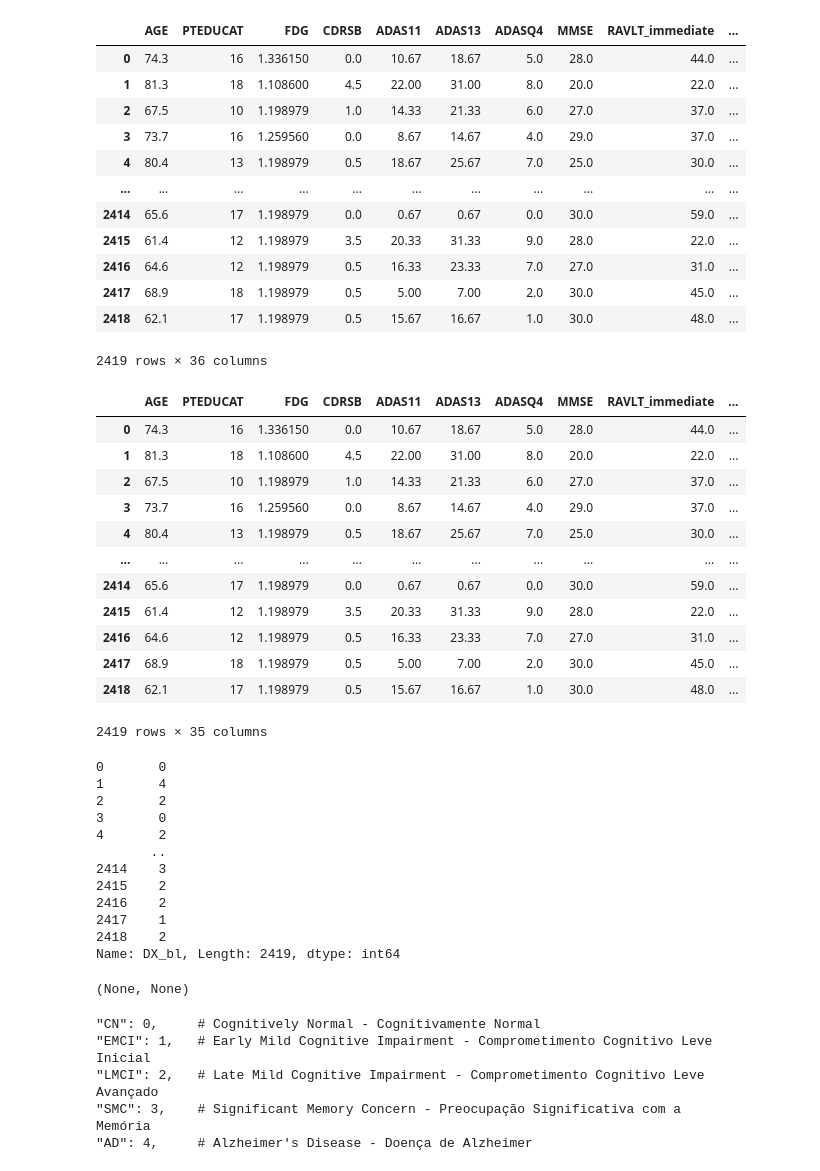
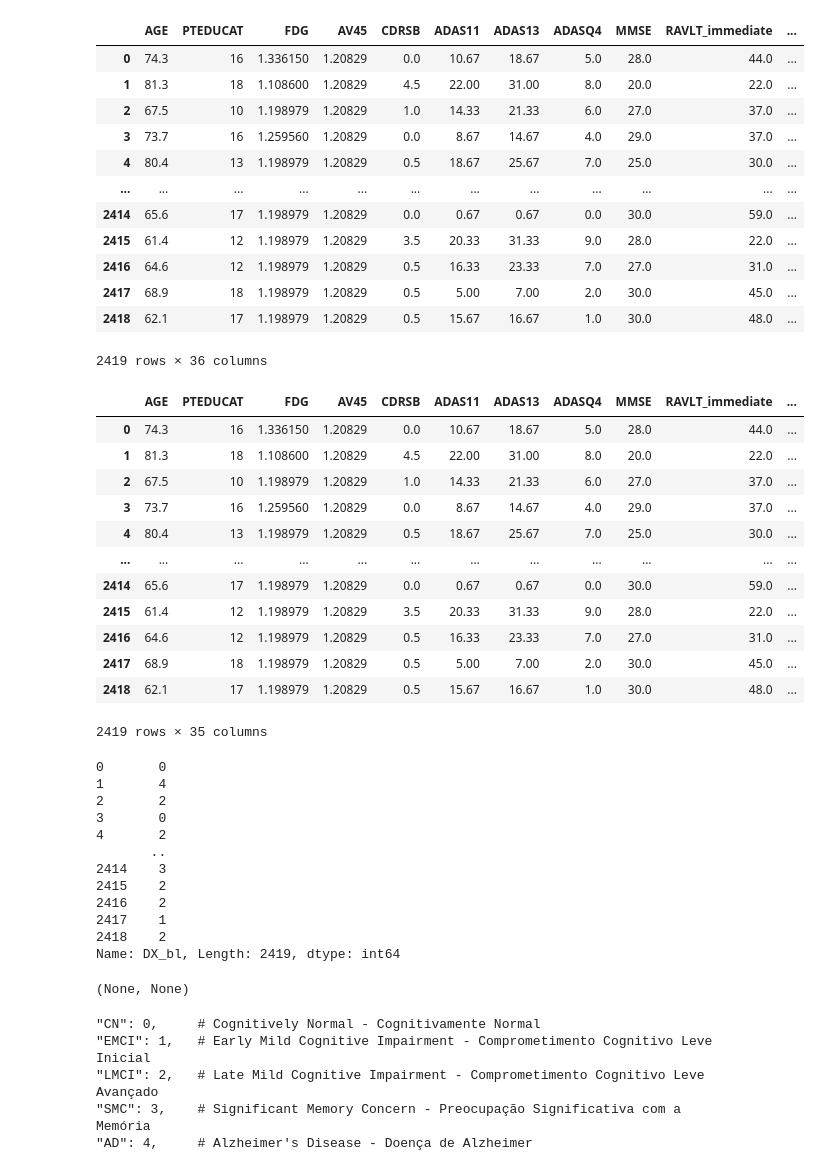
Before and after one commit to pedroogaab/Alzheimer-diagnose-ML, a Jupyter notebook: models.ipynb, the cells around one changed output. Cells and saved outputs as stored; diff of their text form; code cells hidden in the pictures.

```diff
--- a/models.ipynb
+++ b/models.ipynb
@@ -24,19 +25,19 @@ import numpy as np
 # %%
-df = pd.read_csv("final_filter_DF.csv")
+df = pd.read_csv("final_data/filterAdni_data.csv")
 df
 # %% [output]
-|  | AGE | PTEDUCAT | FDG | CDRSB | ADAS11 | ADAS13 | ADASQ4 | MMSE | RAVLT_immediate | ... |
-| 0 | 74.3 | 16 | 1.336150 | 0.0 | 10.67 | 18.67 | 5.0 | 28.0 | 44.0 | ... |
-| 1 | 81.3 | 18 | 1.108600 | 4.5 | 22.00 | 31.00 | 8.0 | 20.0 | 22.0 | ... |
-| 2 | 67.5 | 10 | 1.198979 | 1.0 | 14.33 | 21.33 | 6.0 | 27.0 | 37.0 | ... |
-| 3 | 73.7 | 16 | 1.259560 | 0.0 | 8.67 | 14.67 | 4.0 | 29.0 | 37.0 | ... |
-| 4 | 80.4 | 13 | 1.198979 | 0.5 | 18.67 | 25.67 | 7.0 | 25.0 | 30.0 | ... |
-| ... | ... | ... | ... | ... | ... | ... | ... | ... | ... | ... |
-| 2414 | 65.6 | 17 | 1.198979 | 0.0 | 0.67 | 0.67 | 0.0 | 30.0 | 59.0 | ... |
-| 2415 | 61.4 | 12 | 1.198979 | 3.5 | 20.33 | 31.33 | 9.0 | 28.0 | 22.0 | ... |
-| 2416 | 64.6 | 12 | 1.198979 | 0.5 | 16.33 | 23.33 | 7.0 | 27.0 | 31.0 | ... |
-| 2417 | 68.9 | 18 | 1.198979 | 0.5 | 5.00 | 7.00 | 2.0 | 30.0 | 45.0 | ... |
-| 2418 | 62.1 | 17 | 1.198979 | 0.5 | 15.67 | 16.67 | 1.0 | 30.0 | 48.0 | ... |
+|  | AGE | PTEDUCAT | FDG | AV45 | CDRSB | ADAS11 | ADAS13 | ADASQ4 | MMSE | RAVLT_immediate | ... |
+| 0 | 74.3 | 16 | 1.336150 | 1.20829 | 0.0 | 10.67 | 18.67 | 5.0 | 28.0 | 44.0 | ... |
+| 1 | 81.3 | 18 | 1.108600 | 1.20829 | 4.5 | 22.00 | 31.00 | 8.0 | 20.0 | 22.0 | ... |
+| 2 | 67.5 | 10 | 1.198979 | 1.20829 | 1.0 | 14.33 | 21.33 | 6.0 | 27.0 | 37.0 | ... |
+| 3 | 73.7 | 16 | 1.259560 | 1.20829 | 0.0 | 8.67 | 14.67 | 4.0 | 29.0 | 37.0 | ... |
+| 4 | 80.4 | 13 | 1.198979 | 1.20829 | 0.5 | 18.67 | 25.67 | 7.0 | 25.0 | 30.0 | ... |
+| ... | ... | ... | ... | ... | ... | ... | ... | ... | ... | ... | ... |
+| 2414 | 65.6 | 17 | 1.198979 | 1.20829 | 0.0 | 0.67 | 0.67 | 0.0 | 30.0 | 59.0 | ... |
+| 2415 | 61.4 | 12 | 1.198979 | 1.20829 | 3.5 | 20.33 | 31.33 | 9.0 | 28.0 | 22.0 | ... |
+| 2416 | 64.6 | 12 | 1.198979 | 1.20829 | 0.5 | 16.33 | 23.33 | 7.0 | 27.0 | 31.0 | ... |
+| 2417 | 68.9 | 18 | 1.198979 | 1.20829 | 0.5 | 5.00 | 7.00 | 2.0 | 30.0 | 45.0 | ... |
+| 2418 | 62.1 | 17 | 1.198979 | 1.20829 | 0.5 | 15.67 | 16.67 | 1.0 | 30.0 | 48.0 | ... |
 2419 rows × 36 columns
 # %%
 X = df.drop(columns=['DX_bl'])
@@ -44,18 +45,18 @@ y = df['DX_bl']
 # %%
 display(X), display(y)
 # %% [output]
-|  | AGE | PTEDUCAT | FDG | CDRSB | ADAS11 | ADAS13 | ADASQ4 | MMSE | RAVLT_immediate | ... |
-| 0 | 74.3 | 16 | 1.336150 | 0.0 | 10.67 | 18.67 | 5.0 | 28.0 | 44.0 | ... |
-| 1 | 81.3 | 18 | 1.108600 | 4.5 | 22.00 | 31.00 | 8.0 | 20.0 | 22.0 | ... |
-| 2 | 67.5 | 10 | 1.198979 | 1.0 | 14.33 | 21.33 | 6.0 | 27.0 | 37.0 | ... |
-| 3 | 73.7 | 16 | 1.259560 | 0.0 | 8.67 | 14.67 | 4.0 | 29.0 | 37.0 | ... |
-| 4 | 80.4 | 13 | 1.198979 | 0.5 | 18.67 | 25.67 | 7.0 | 25.0 | 30.0 | ... |
-| ... | ... | ... | ... | ... | ... | ... | ... | ... | ... | ... |
-| 2414 | 65.6 | 17 | 1.198979 | 0.0 | 0.67 | 0.67 | 0.0 | 30.0 | 59.0 | ... |
-| 2415 | 61.4 | 12 | 1.198979 | 3.5 | 20.33 | 31.33 | 9.0 | 28.0 | 22.0 | ... |
-| 2416 | 64.6 | 12 | 1.198979 | 0.5 | 16.33 | 23.33 | 7.0 | 27.0 | 31.0 | ... |
-| 2417 | 68.9 | 18 | 1.198979 | 0.5 | 5.00 | 7.00 | 2.0 | 30.0 | 45.0 | ... |
-| 2418 | 62.1 | 17 | 1.198979 | 0.5 | 15.67 | 16.67 | 1.0 | 30.0 | 48.0 | ... |
+|  | AGE | PTEDUCAT | FDG | AV45 | CDRSB | ADAS11 | ADAS13 | ADASQ4 | MMSE | RAVLT_immediate | ... |
+| 0 | 74.3 | 16 | 1.336150 | 1.20829 | 0.0 | 10.67 | 18.67 | 5.0 | 28.0 | 44.0 | ... |
+| 1 | 81.3 | 18 | 1.108600 | 1.20829 | 4.5 | 22.00 | 31.00 | 8.0 | 20.0 | 22.0 | ... |
+| 2 | 67.5 | 10 | 1.198979 | 1.20829 | 1.0 | 14.33 | 21.33 | 6.0 | 27.0 | 37.0 | ... |
+| 3 | 73.7 | 16 | 1.259560 | 1.20829 | 0.0 | 8.67 | 14.67 | 4.0 | 29.0 | 37.0 | ... |
+| 4 | 80.4 | 13 | 1.198979 | 1.20829 | 0.5 | 18.67 | 25.67 | 7.0 | 25.0 | 30.0 | ... |
+| ... | ... | ... | ... | ... | ... | ... | ... | ... | ... | ... | ... |
+| 2414 | 65.6 | 17 | 1.198979 | 1.20829 | 0.0 | 0.67 | 0.67 | 0.0 | 30.0 | 59.0 | ... |
+| 2415 | 61.4 | 12 | 1.198979 | 1.20829 | 3.5 | 20.33 | 31.33 | 9.0 | 28.0 | 22.0 | ... |
+| 2416 | 64.6 | 12 | 1.198979 | 1.20829 | 0.5 | 16.33 | 23.33 | 7.0 | 27.0 | 31.0 | ... |
+| 2417 | 68.9 | 18 | 1.198979 | 1.20829 | 0.5 | 5.00 | 7.00 | 2.0 | 30.0 | 45.0 | ... |
+| 2418 | 62.1 | 17 | 1.198979 | 1.20829 | 0.5 | 15.67 | 16.67 | 1.0 | 30.0 | 48.0 | ... |
 2419 rows × 35 columns
 0       0
 1       4
```
Also changed, not shown: parts of 15 cells of this notebook, 10 other files.
